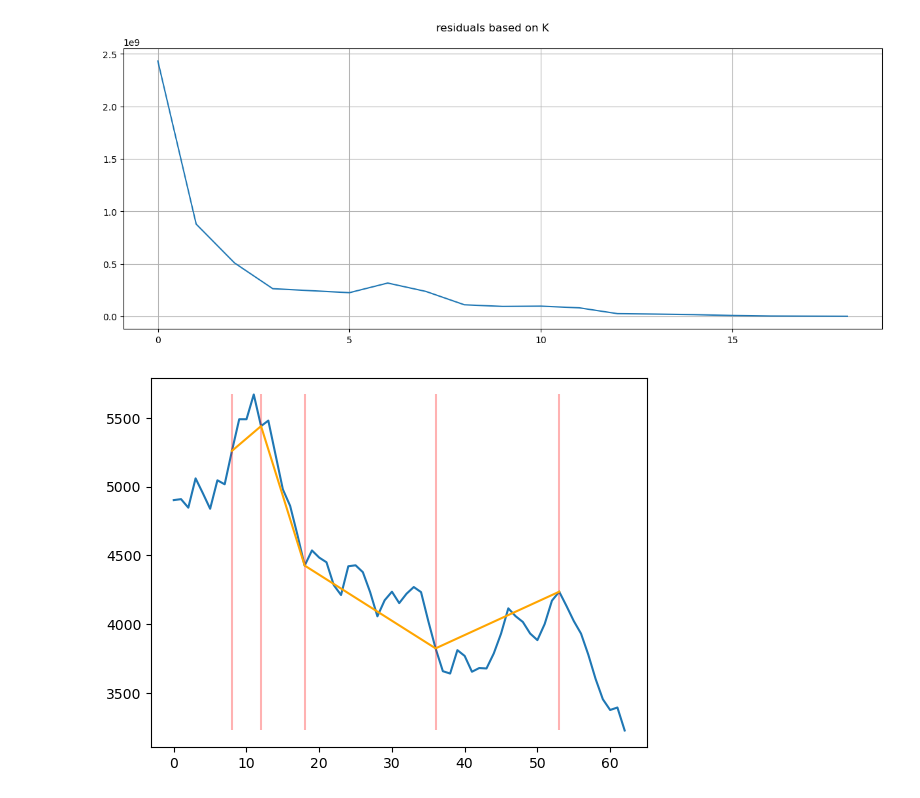
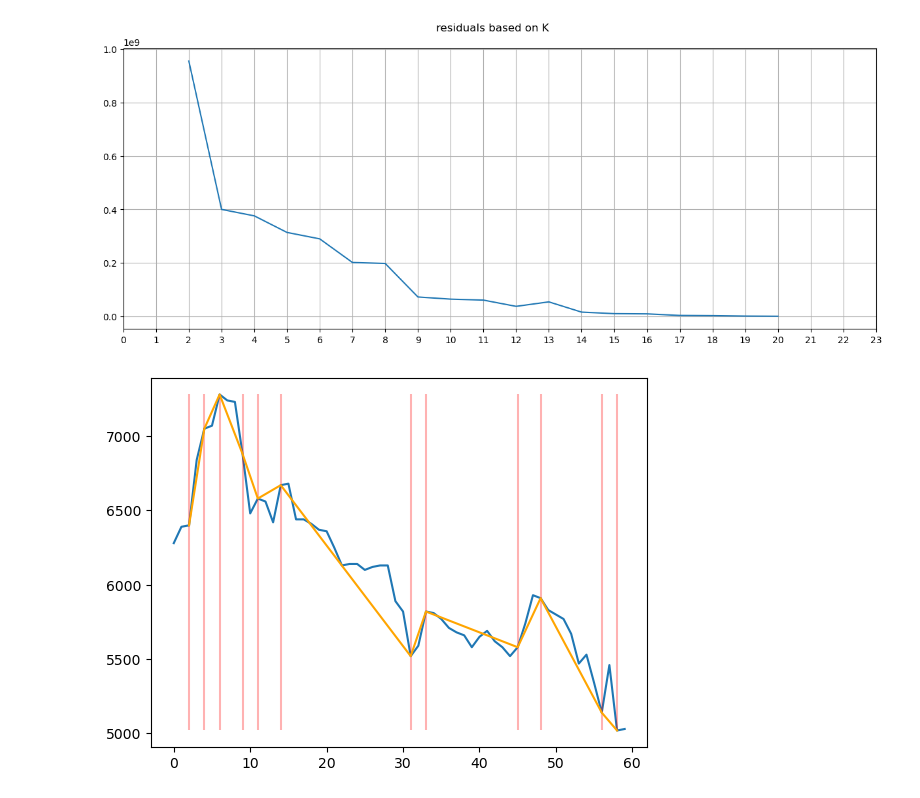
Before and after one commit to Shy-B/OMSLRSegmentation, a Jupyter notebook: test_notebook.ipynb, the cells around one changed output. Saved outputs shown, nothing was run; the diff lists cells and outputs as text; code cells hidden in the pictures.

```diff
--- a/test_notebook.ipynb
+++ b/test_notebook.ipynb
@@ -21,6 +21,9 @@ db = myclient['TSE-DB']
 collection = db['raw_price_panel']
 # df = pd.read_parquet("D:\Documents-C\BTCUSD_1 Min_Ask_2017.05.08_2023.03.22.parquet")
 # df = df.iloc[:300, 1]
+# %%
+back_prop = 60
+stock_name = "فولاد"
 # %%
 price_data = (
     pd.DataFrame(collection.find({}))
@@ -28,13 +31,13 @@ price_data = (
     .set_index("J-Date")
     .astype(np.float32)
 )
-df = price_data["ذوب"].dropna()[-63:].copy(deep=True)
+df = price_data[stock_name].dropna()[-back_prop:].copy(deep=True)
 x = df.to_list()
 sigma_iter, beta, alpha = iter_sigma(x)
 # print(sigma_iter)
 # %%
 res_lst = np.array([])
-for k in range(2, np.ceil(len(x) / 3).astype(int)):
+for k in range(2, (np.ceil(len(x) / 3) + 1).astype(int)):
     gamma, rho = omslr_gmse(x, sigma=sigma_iter, max_k=k)
     pvt_points = get_pivots(gamma=gamma)
     segments, durations, slopes, errors = get_segments(
@@ -44,23 +47,23 @@ for k in range(2, np.ceil(len(x) / 3).astype(int)):
     res_lst = np.append(res_lst, res)
 # %%
 plt.figure(figsize=(12, 5), layout="constrained")
-plt.plot(res_lst)
-plt.xticks(np.arange(0, len(res_lst) + 1, 5.0))
+plt.plot(np.arange(2, len(res_lst) + 2), res_lst)
+plt.xticks(np.arange(0, len(res_lst) + 5, 1.0))
 plt.suptitle("residuals based on K")
 plt.grid()
 plt.show()
 # %% [output]
-[figure, old version]
+[figure, new version]
 # %%
-gamma, rho = omslr_gmse(x, sigma=sigma_iter, max_k=5)
+gamma, rho = omslr_gmse(x, sigma=sigma_iter, max_k=12)
 pvt_points = get_pivots(gamma=gamma)
 y = np.array(x).astype(int)
 
 
 fig, ax = plt.subplots()
 ax.plot(x)
 ax.vlines(x=pvt_points, ymin=min(x), ymax=max(x), color="r", alpha=0.3)
 ax.plot(pvt_points, y[pvt_points], color="orange")
 plt.show()
 # %% [output]
-[figure, old version]
+[figure, new version]
```
